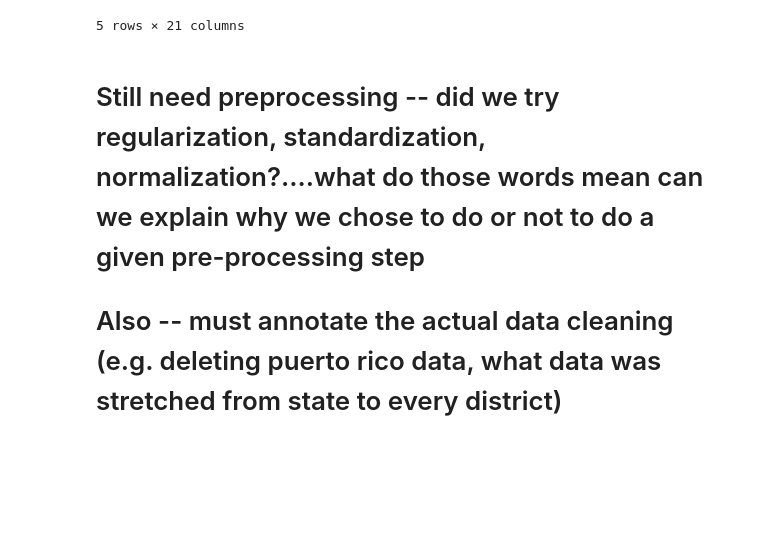
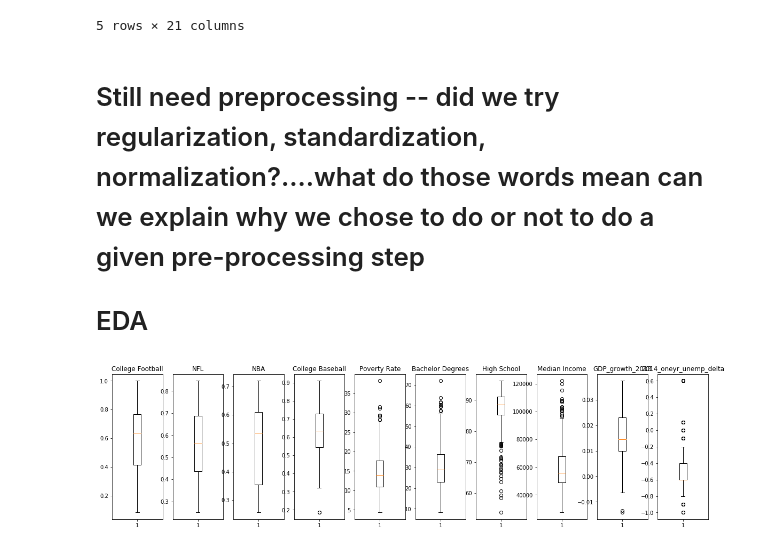
Before and after one commit to Abelay02/CS109a-Final-Project, a Jupyter notebook: Final Project Consolidated Code.ipynb, the cells around one changed output. Cells and saved outputs as stored; diff of their text form; code cells hidden in the pictures; blank space fills up the shorter version.

```diff
--- a/Final Project Consolidated Code.ipynb
+++ b/Final Project Consolidated Code.ipynb
@@ -123,16 +123,16 @@ hs_14 = district_educ_14["Total; Estimate; Percent high school graduate or highe
 dist_names_14 = district_educ_14['Geography']
 
 # district poverty
-district_pov_14 = pd.read_csv('District Poverty.csv', header=0,encoding = 'unicode_escape')
+district_pov_14 = pd.read_csv('District_Poverty.csv', header=0,encoding = 'unicode_escape')
 district_pov_14 = district_pov_14.drop([district_pov_14.index[87], district_pov_14.index[436]])
 pov_14 = district_pov_14['Percent below poverty level; Estimate; Population for whom poverty status is determined']
 
 # district age gropus
-district_age_14 = pd.read_csv('District Age Group.csv', header=0,encoding = 'unicode_escape')
+district_age_14 = pd.read_csv('District_Age_Group.csv', header=0,encoding = 'unicode_escape')
 district_age_14 = district_age_14.drop([district_age_14.index[87], district_age_14.index[436]])
 
 ## district income
-district_income_14 = pd.read_csv('Household Income.csv', header=0,encoding = 'unicode_escape')
+district_income_14 = pd.read_csv('Household_Income.csv', header=0,encoding = 'unicode_escape')
 district_income_14 = district_income_14.drop([district_income_14.index[87], district_income_14.index[436]])
 median_income_14 = district_income_14['Households; Estimate; Median income (dollars)']
 
@@ -140,19 +140,19 @@ median_income_14 = district_income_14['Households; Estimate; Median income (doll
 # district education
 
 # extra things in district data, removing them
-district_educ_18 = pd.read_csv('Education 2017.csv', header=0,encoding = 'unicode_escape')
+district_educ_18 = pd.read_csv('Education_2017.csv', header=0,encoding = 'unicode_escape')
 district_educ_18 = district_educ_18.drop([district_educ_18.index[87], district_educ_18.index[436]])
 bach_18 = district_educ_18["Percent; Estimate; Percent bachelor's degree or higher"]
 hs_18 = district_educ_18["Percent; Estimate; Percent high school graduate or higher"]
 dist_names_18 = district_educ_18['Geography']
 
 # district poverty
-district_pov_18 = pd.read_csv('Poverty 2017.csv', header=0,encoding = 'unicode_escape')
+district_pov_18 = pd.read_csv('Poverty_2017.csv', header=0,encoding = 'unicode_escape')
 district_pov_18 = district_pov_18.drop([district_pov_18.index[87], district_pov_18.index[436]])
 pov_18 = district_pov_18['Percent below poverty level; Estimate; Population for whom poverty status is determined']
 
 # district income
-district_income_18 = pd.read_csv('Income 2017.csv', header=0,encoding = 'unicode_escape')
+district_income_18 = pd.read_csv('Income_2017.csv', header=0,encoding = 'unicode_escape')
 district_income_18 = district_income_18.drop([district_income_18.index[87], district_income_18.index[436]])
 median_income_18 = district_income_18['Households; Estimate; Median income (dollars)']
 # %%
@@ -578,4 +578,4 @@ model_frame18_st.head()
 # %% [markdown]
 # Still need preprocessing  -- did we try regularization, standardization, normalization?....what do those words mean can we explain why we chose to do or not to do a given pre-processing step
 
-# Also -- must annotate the actual data cleaning (e.g. deleting puerto rico data, what data was stretched from state to every district)
+# EDA
@@ -581,0 +599,21 @@ model_frame18_st.head()
+# %%
+# boxplot for each feature
+
+fig, ax = plt.subplots(1,10, figsize=(20, 5))
+ax[0].boxplot(model_frame18_dist['cfb 18'])
+ax[1].boxplot(model_frame18_dist['nfl 18'])
+ax[2].boxplot(model_frame18_dist['nba 18'])
+ax[3].boxplot(model_frame18_dist['cbb 18'])
+ax[4].boxplot(model_frame18_dist['poverty18'])
+ax[5].boxplot(model_frame18_dist['bachelors18'])
+ax[6].boxplot(model_frame18_dist['hs18'])
+ax[7].boxplot(model_frame18_dist['med_inc18'])
+ax[8].boxplot(model_frame18_dist['GDP_growth_2017'])
+ax[9].boxplot(model_frame18_dist['2018_oneyr_unemp_delta'])
+
+
+stats = ['College Football', 'NFL', 'NBA', 'College Baseball', 'Poverty Rate', 'Bachelor Degrees', 'High School', 'Median Income', 'GDP_growth_2013', '2014_oneyr_unemp_delta']
+for i in range(10):
+    ax[i].set_title(stats[i])
+# %% [output]
+[figure, added]
```
Also changed, not shown: parts of 16 cells of this notebook.
